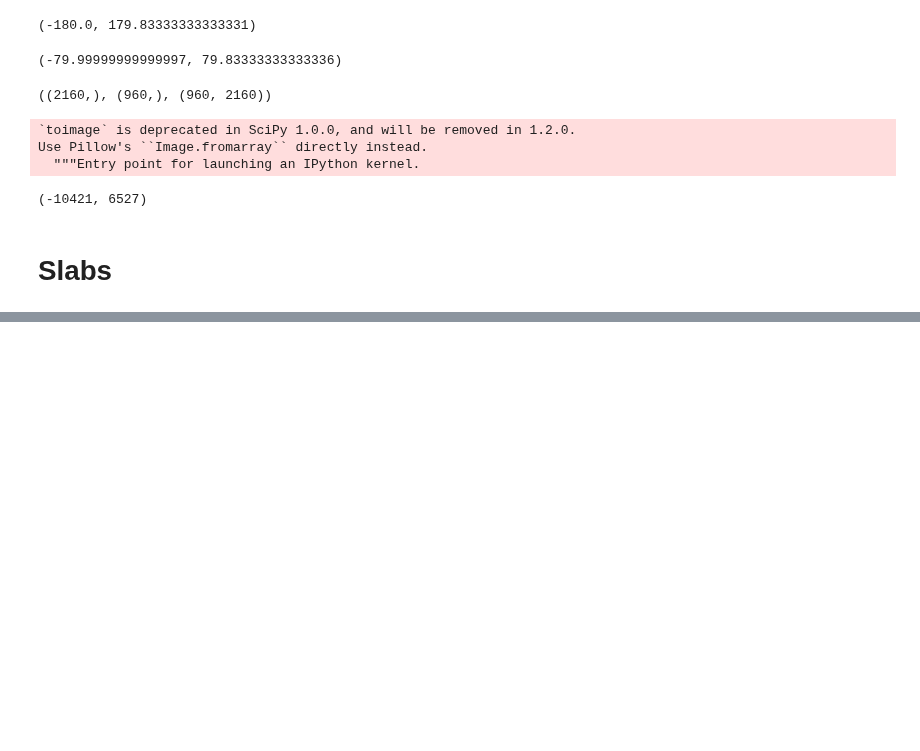
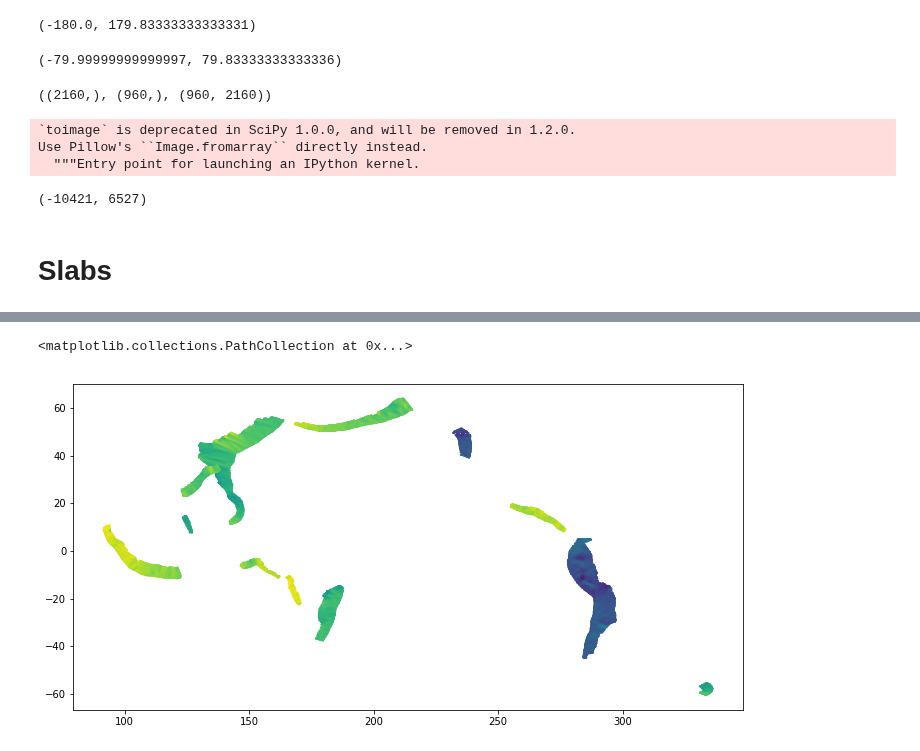
Before and after one commit to jgalazm/Nami, a Jupyter notebook: validation/05_sumatra2004/data/bathymetry.ipynb, the cells around one changed output, grey strips where cells are left out. Saved outputs shown, nothing was run; the diff lists cells and outputs as text; code cells hidden in the pictures; blank space fills up the shorter version.

```diff
--- a/validation/05_sumatra2004/data/bathymetry.ipynb
+++ b/validation/05_sumatra2004/data/bathymetry.ipynb
@@ -164,0 +150,29 @@ plt.axis('equal')
+# %%
+def getUnmaskedRavel(file):
+    xgrid, ygrid = np.meshgrid(x[file], y[file])
+    xgrid = xgrid.ravel()
+    ygrid = ygrid.ravel()
+
+    selection = np.where(np.logical_not(focal[file]['depth'].mask.ravel()))
+
+    xout = xgrid[selection]
+    yout = ygrid[selection]
+    depth_out = focal[file]['depth'].data.ravel()[selection]
+    dip_out = focal[file]['dip'].data.ravel()[selection]
+    strike_out = focal[file]['strike'].data.ravel()[selection]
+
+    xyz = np.vstack([xout, yout, depth_out, strike_out, dip_out]).T[::10,:]
+    return xyz
+# %%
+file = files[0]
+xyz = getUnmaskedRavel(file)
+for file in files:
+    newxyz = getUnmaskedRavel(file)
+    xyz = np.vstack([xyz, newxyz])
+# %%
+k = 10
+plt.figure(figsize=(12,6))
+plt.scatter(xyz[::k,0],xyz[::k,1],c=xyz[::k,3],s=1)
+# %% [output]
+<matplotlib.collections.PathCollection at 0x...>
+[figure, added]
```
Also changed, not shown: parts of 12 cells of this notebook.
